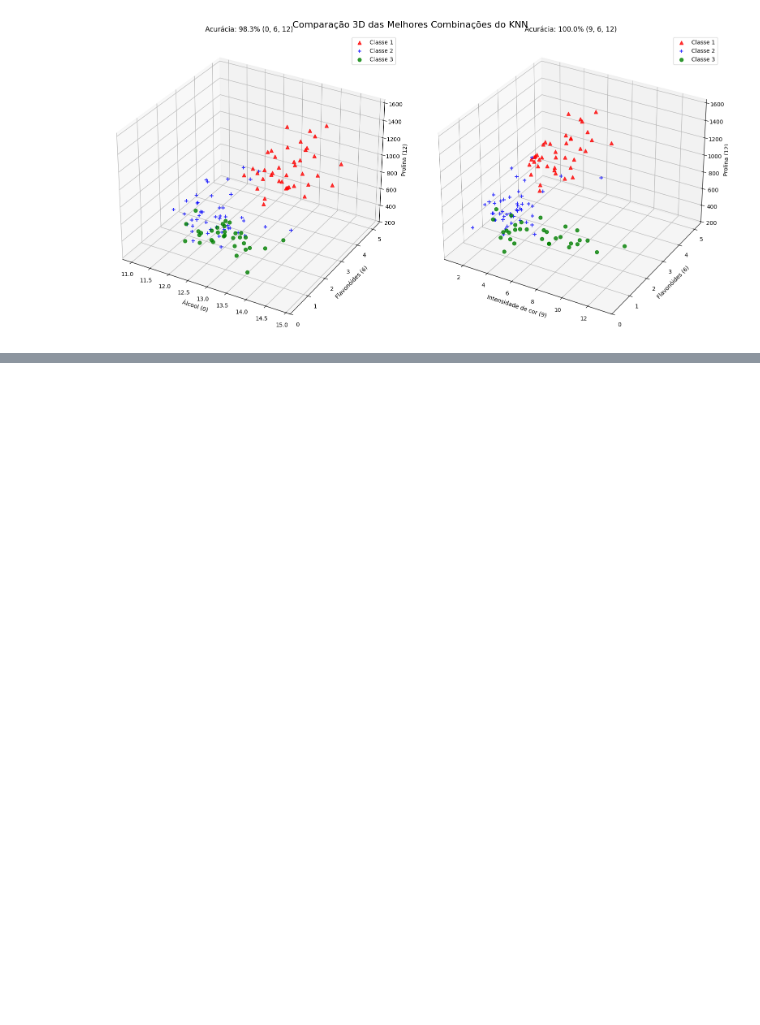
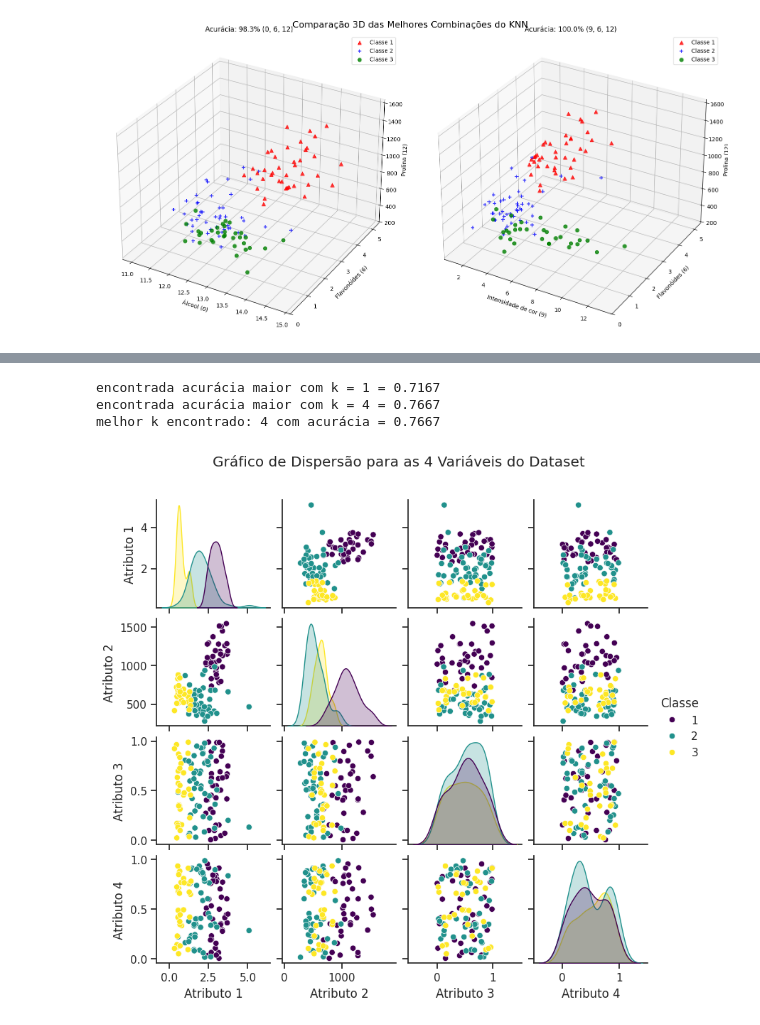
Before and after one commit to pedrowindisch/ml, a Jupyter notebook: t2/knn.ipynb, the cells around one changed output, grey strips where cells are left out. Saved outputs shown, nothing was run; the diff lists cells and outputs as text; code cells hidden in the pictures; blank space fills up the shorter version.

Commit message:
feat: grupo 3 e 4

```diff
--- a/t2/knn.ipynb
+++ b/t2/knn.ipynb
@@ -446,0 +540,49 @@ grupo de dados 3
+# %%
+mat = scipy.loadmat('grupoDados4.mat')
+
+grupoTest = mat['testSet']
+grupoTrain = mat['trainSet']
+trainRots = mat['trainLabs']
+testRots = mat['testLabs']
+
+melhor = (None, 0.0, None)
+k_maximo = min(100, len(grupoTrain))
+for k in range(1, k_maximo + 1):
+    rotuloPrevisto = knn_sem_moda(grupoTrain, trainRots, grupoTest, k)
+
+    estaCorreto = np.array(rotuloPrevisto).flatten() == np.array(testRots).flatten()
+    acuracia = estaCorreto.sum() / len(testRots)
+
+    if acuracia > melhor[1]:
+        print(f"encontrada acurácia maior com k = {k} = {acuracia:.4f}")
+        melhor = (k, acuracia, rotuloPrevisto)
+
+print(f"melhor k encontrado: {melhor[0]} com acurácia = {melhor[1]:.4f}")
+# %% [output]
+encontrada acurácia maior com k = 1 = 0.7167
+encontrada acurácia maior com k = 4 = 0.7667
+melhor k encontrado: 4 com acurácia = 0.7667
+# %%
+import scipy.io
+import pandas as pd
+import seaborn as sns
+import matplotlib.pyplot as plt
+
+data = scipy.io.loadmat('grupoDados4.mat')
+X_train = data['trainSet']
+y_train = data['trainLabs'].ravel()
+
+nomes_features = ["Atributo 1", "Atributo 2", "Atributo 3", "Atributo 4"]
+
+df = pd.DataFrame(X_train, columns=nomes_features)
+df['Classe'] = y_train
+
+sns.set_theme(style="ticks")
+g = sns.pairplot(df, hue="Classe", palette="viridis", height=2.0)
+
+plt.subplots_adjust(top=0.9)
+g.fig.suptitle(f'Gráfico de Dispersão para as {len(nomes_features)} Variáveis do Dataset')
+
+plt.show()
+# %% [output]
+[figure, added]
```
Also changed, not shown: parts of 9 cells of this notebook, 3 other files.
